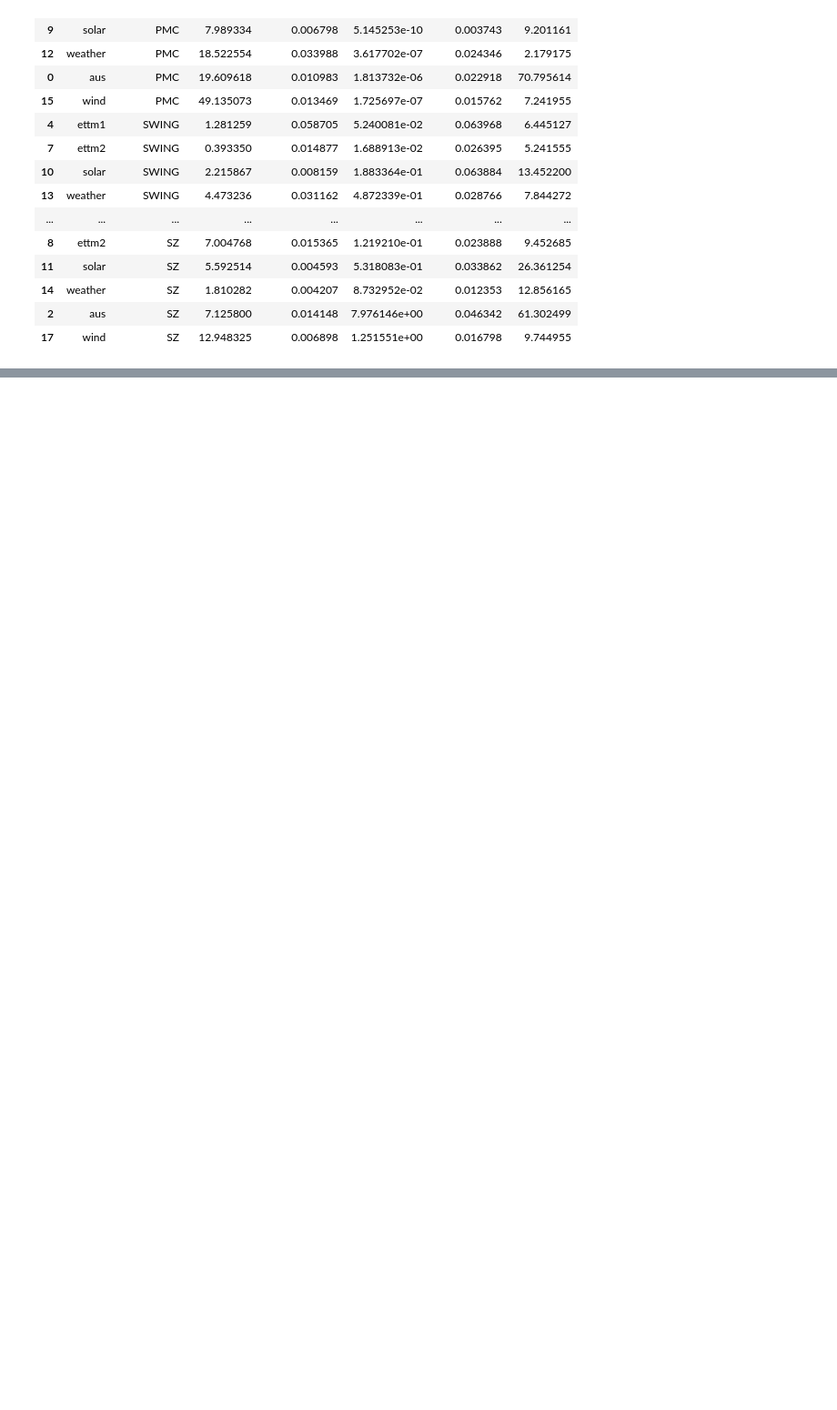
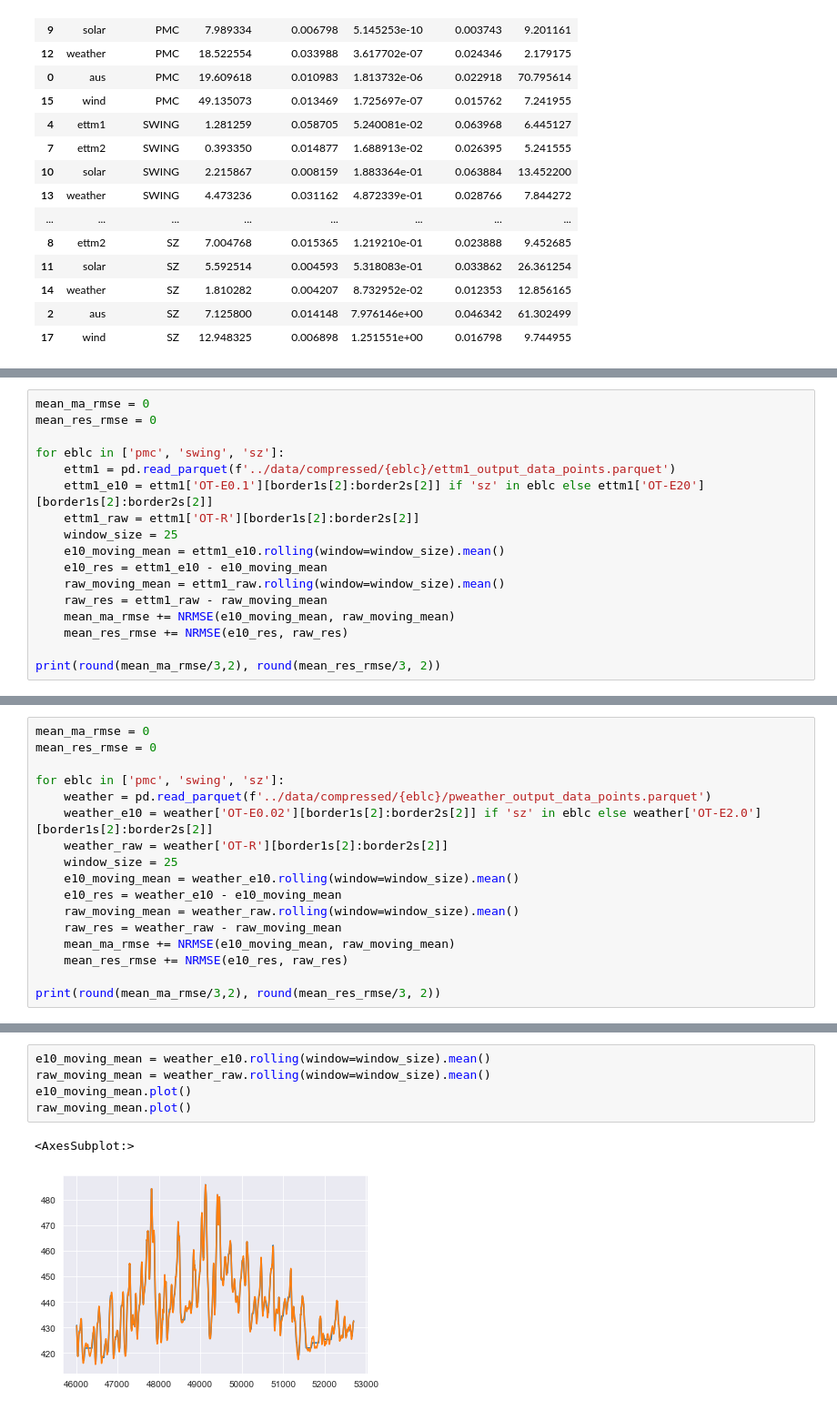
Before and after one commit to cmcuza/EvalImpLSTS, a Jupyter notebook: notebooks/features_analysis.ipynb, the cells around one changed output, grey strips where cells are left out. Shown: that part at 91% size. Cells and saved outputs as stored; diff of their text form; blank space fills up the shorter version.

```diff
--- a/notebooks/features_analysis.ipynb
+++ b/notebooks/features_analysis.ipynb
@@ -554,0 +578,17 @@ display(df_std)
+# %%
+mean_ma_rmse = 0
+mean_res_rmse = 0
+
+for eblc in ['pmc', 'swing', 'sz']:
+    ettm1 = pd.read_parquet(f'../data/compressed/{eblc}/ettm1_output_data_points.parquet')
+    ettm1_e10 = ettm1['OT-E0.1'][border1s[2]:border2s[2]] if 'sz' in eblc else ettm1['OT-E20'][border1s[2]:border2s[2]]
+    ettm1_raw = ettm1['OT-R'][border1s[2]:border2s[2]]
+    window_size = 25
+    e10_moving_mean = ettm1_e10.rolling(window=window_size).mean()
+    e10_res = ettm1_e10 - e10_moving_mean
+    raw_moving_mean = ettm1_raw.rolling(window=window_size).mean()
+    raw_res = ettm1_raw - raw_moving_mean
+    mean_ma_rmse += NRMSE(e10_moving_mean, raw_moving_mean)
+    mean_res_rmse += NRMSE(e10_res, raw_res)
+
+print(round(mean_ma_rmse/3,2), round(mean_res_rmse/3, 2))
@@ -554,0 +597,17 @@ display(df_std)
+# %%
+mean_ma_rmse = 0
+mean_res_rmse = 0
+
+for eblc in ['pmc', 'swing', 'sz']:
+    weather = pd.read_parquet(f'../data/compressed/{eblc}/pweather_output_data_points.parquet')
+    weather_e10 = weather['OT-E0.02'][border1s[2]:border2s[2]] if 'sz' in eblc else weather['OT-E2.0'][border1s[2]:border2s[2]]
+    weather_raw = weather['OT-R'][border1s[2]:border2s[2]]
+    window_size = 25
+    e10_moving_mean = weather_e10.rolling(window=window_size).mean()
+    e10_res = weather_e10 - e10_moving_mean
+    raw_moving_mean = weather_raw.rolling(window=window_size).mean()
+    raw_res = weather_raw - raw_moving_mean
+    mean_ma_rmse += NRMSE(e10_moving_mean, raw_moving_mean)
+    mean_res_rmse += NRMSE(e10_res, raw_res)
+
+print(round(mean_ma_rmse/3,2), round(mean_res_rmse/3, 2))
@@ -554,0 +625,8 @@ display(df_std)
+# %%
+e10_moving_mean = weather_e10.rolling(window=window_size).mean()
+raw_moving_mean = weather_raw.rolling(window=window_size).mean()
+e10_moving_mean.plot()
+raw_moving_mean.plot()
+# %% [output]
+<AxesSubplot:>
+[figure, added]
```
Also changed, not shown: parts of 6 cells of this notebook, 19 other files.
